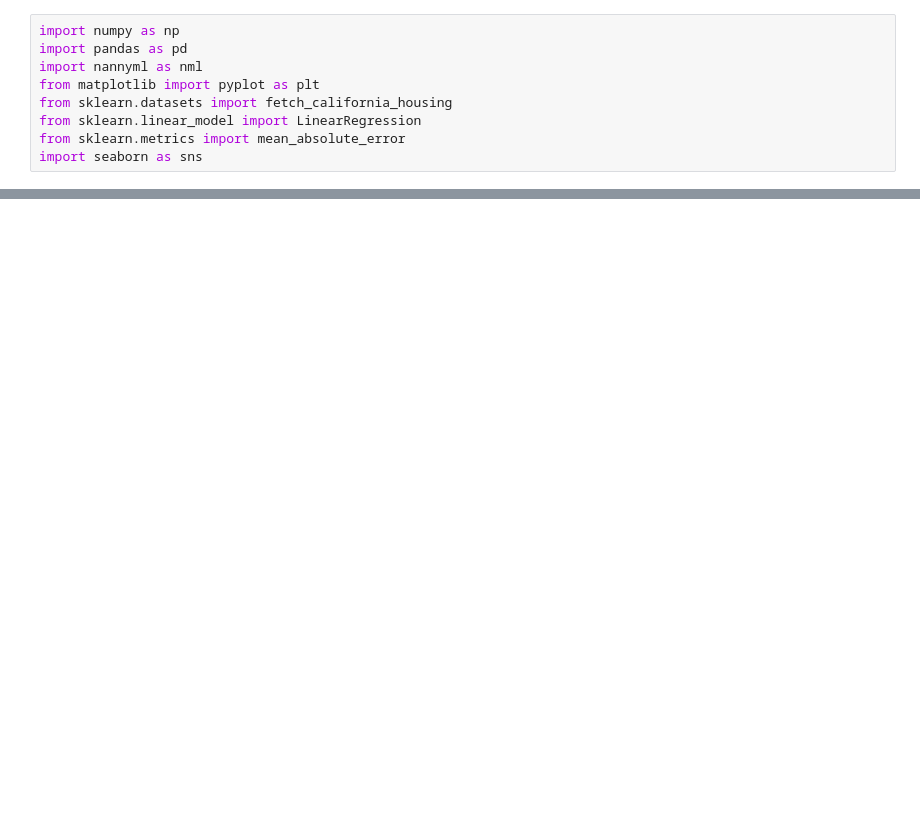
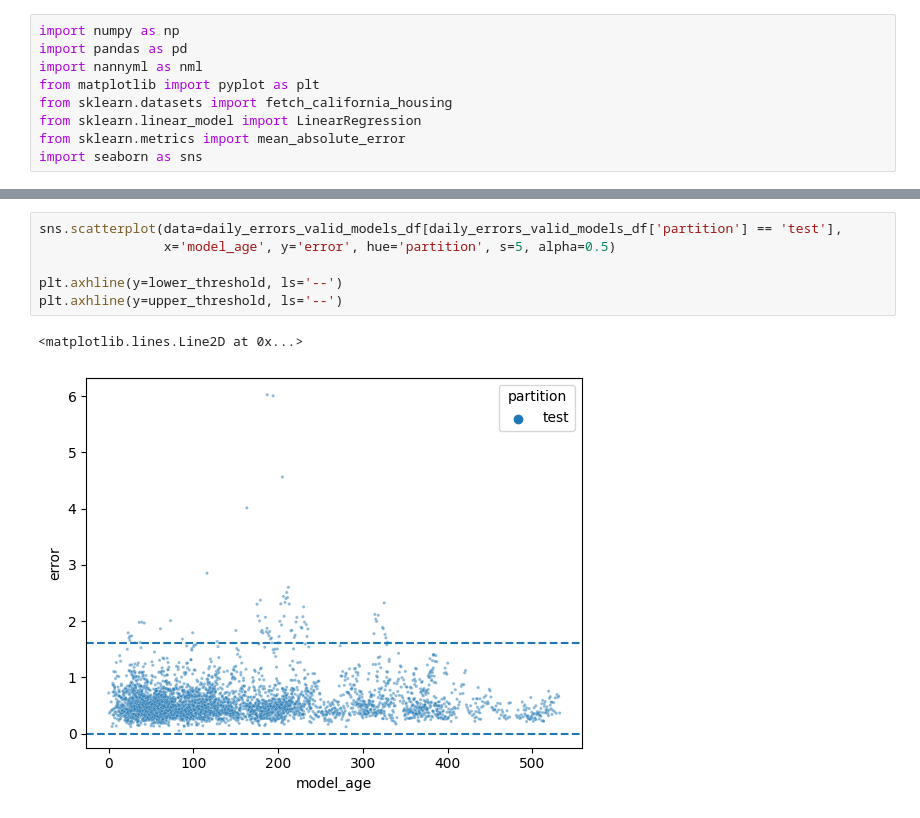
Before and after one commit to santiviquez/ageml, a Jupyter notebook: notebooks/evaluation_framework_sketch.ipynb, the cells around one changed output, grey strips where cells are left out. Drawn from its saved outputs; the diff is of its cells as text; blank space fills up the shorter version.

```diff
--- a/notebooks/evaluation_framework_sketch.ipynb
+++ b/notebooks/evaluation_framework_sketch.ipynb
@@ -147,0 +157,9 @@ plt.axhline(y=upper_threshold, ls='--')
+# %%
+sns.scatterplot(data=daily_errors_valid_models_df[daily_errors_valid_models_df['partition'] == 'test'],
+                x='model_age', y='error', hue='partition', s=5, alpha=0.5)
+
+plt.axhline(y=lower_threshold, ls='--')
+plt.axhline(y=upper_threshold, ls='--')
+# %% [output]
+<matplotlib.lines.Line2D at 0x...>
+[figure, added]
```
Also changed, not shown: parts of 21 cells of this notebook.
